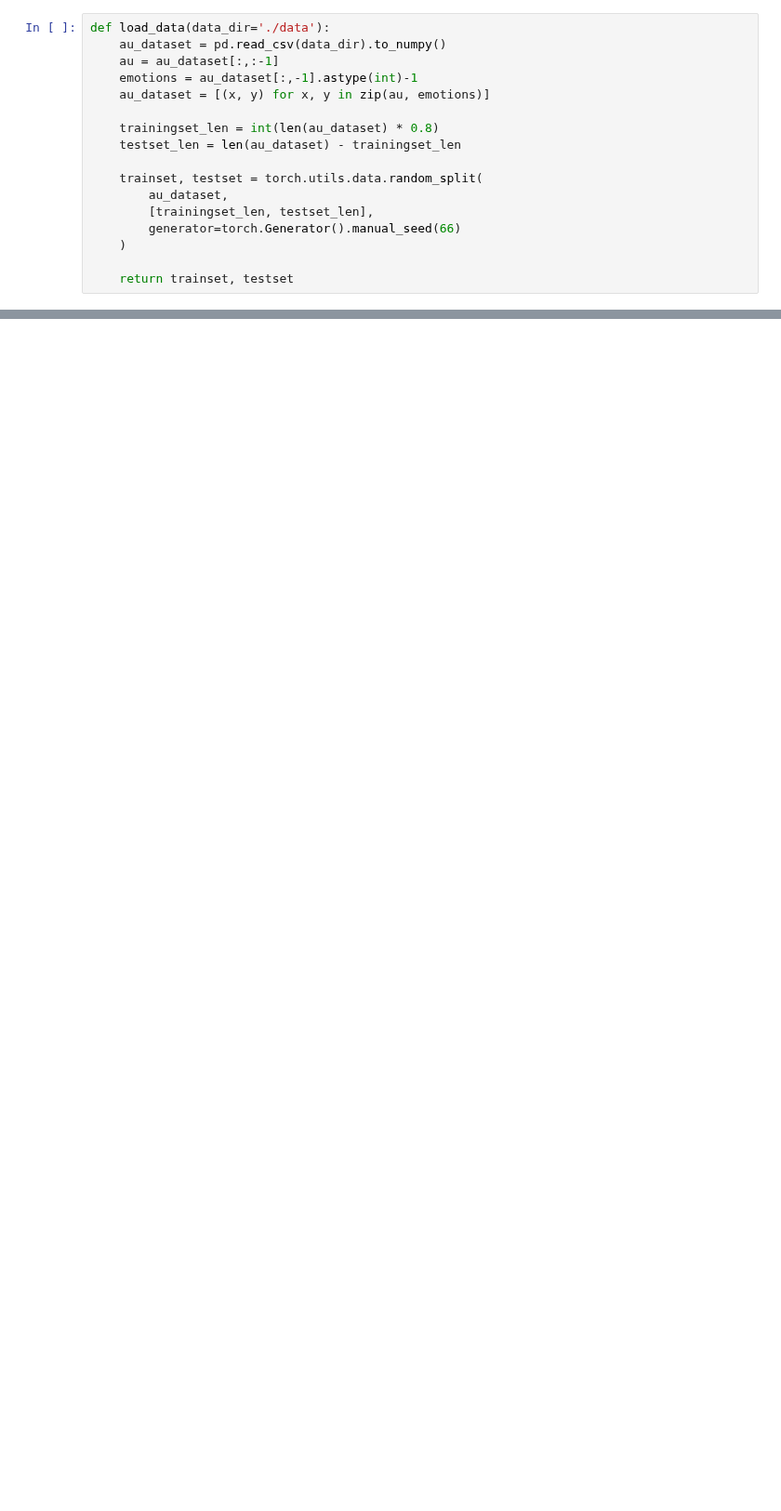
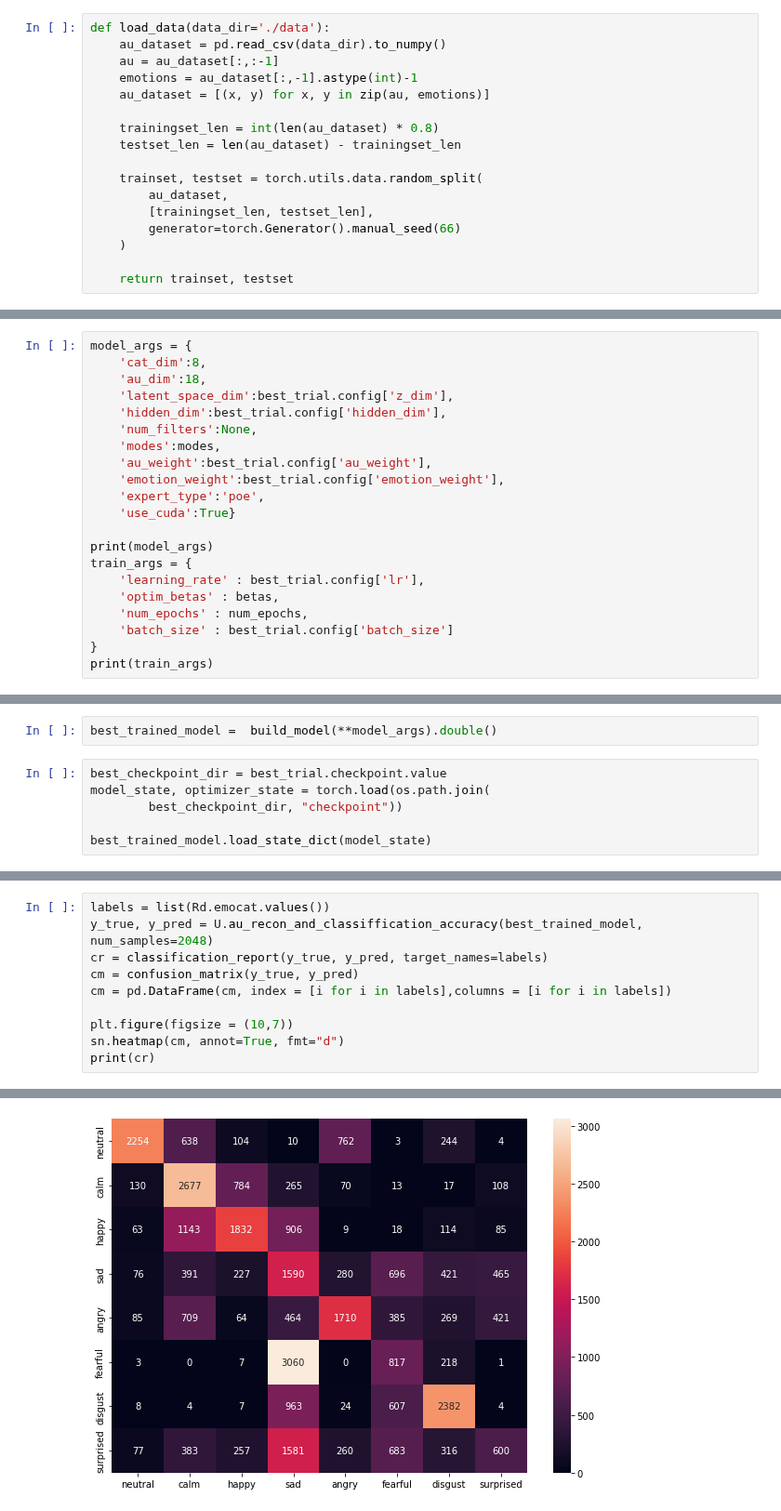
Before and after one commit to Ale-Ba2lero/Multimodal-Emotion-Analysis, a Jupyter notebook: src/mvae_torch/HyperparamTuning.ipynb, the cells around one changed output, grey strips where cells are left out. Shown at 93% size. Drawn from its saved outputs; the diff is of its cells as text; blank space fills up the shorter version.

```diff
--- a/src/mvae_torch/HyperparamTuning.ipynb
+++ b/src/mvae_torch/HyperparamTuning.ipynb
@@ -253,0 +265,21 @@ Best trial final validation accuracy: 0.5992605533154622
+# %%
+model_args = {
+    'cat_dim':8,
+    'au_dim':18,
+    'latent_space_dim':best_trial.config['z_dim'],
+    'hidden_dim':best_trial.config['hidden_dim'],
+    'num_filters':None,
+    'modes':modes,
+    'au_weight':best_trial.config['au_weight'],
+    'emotion_weight':best_trial.config['emotion_weight'],
+    'expert_type':'poe',
+    'use_cuda':True}
+
+print(model_args)
+train_args = {
+    'learning_rate' : best_trial.config['lr'],
+    'optim_betas' : betas,
+    'num_epochs' : num_epochs,
+    'batch_size' : best_trial.config['batch_size']
+}
+print(train_args)
@@ -253,0 +289,8 @@ Best trial final validation accuracy: 0.5992605533154622
+# %%
+best_trained_model =  build_model(**model_args).double()
+# %%
+best_checkpoint_dir = best_trial.checkpoint.value
+model_state, optimizer_state = torch.load(os.path.join(
+        best_checkpoint_dir, "checkpoint"))
+
+best_trained_model.load_state_dict(model_state)
@@ -253,0 +309,11 @@ Best trial final validation accuracy: 0.5992605533154622
+# %%
+labels = list(Rd.emocat.values())
+y_true, y_pred = U.au_recon_and_classiffication_accuracy(best_trained_model, num_samples=2048)
+cr = classification_report(y_true, y_pred, target_names=labels)
+cm = confusion_matrix(y_true, y_pred)
+cm = pd.DataFrame(cm, index = [i for i in labels],columns = [i for i in labels])
+
+plt.figure(figsize = (10,7))
+sn.heatmap(cm, annot=True, fmt="d")
+print(cr)
+# %% [output]
@@ -253,0 +334 @@ Best trial final validation accuracy: 0.5992605533154622
+[figure, added]
```
Also changed, not shown: parts of 13 cells of this notebook, 4 other files.
